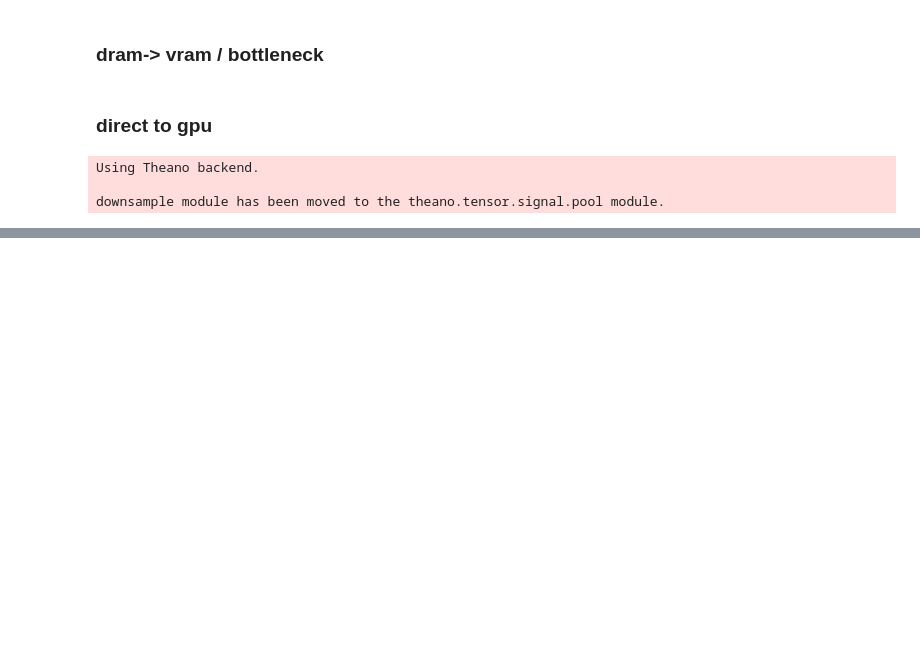
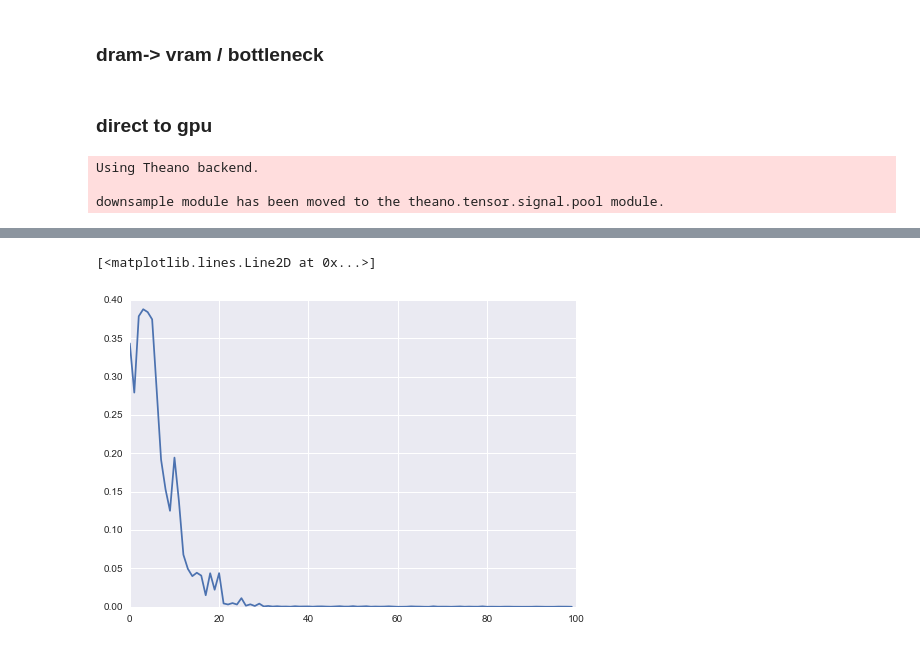
Before and after one commit to visionbang/mach_image_proc, a Jupyter notebook: theano_sandbox.ipynb, the cells around one changed output, grey strips where cells are left out. Saved outputs shown, nothing was run; the diff lists cells and outputs as text; code cells hidden in the pictures; blank space fills up the shorter version.

```diff
--- a/theano_sandbox.ipynb
+++ b/theano_sandbox.ipynb
@@ -134 +125,6 @@ Exception: ('The following error happened while compiling the node', GpuElemwise
+# %%
+plt.plot(hist2.history['loss'])
+# %% [output]
+[<matplotlib.lines.Line2D at 0x...>]
+[figure, added]
 # %%
```
Also changed, not shown: parts of 15 cells of this notebook, 1 other file.
